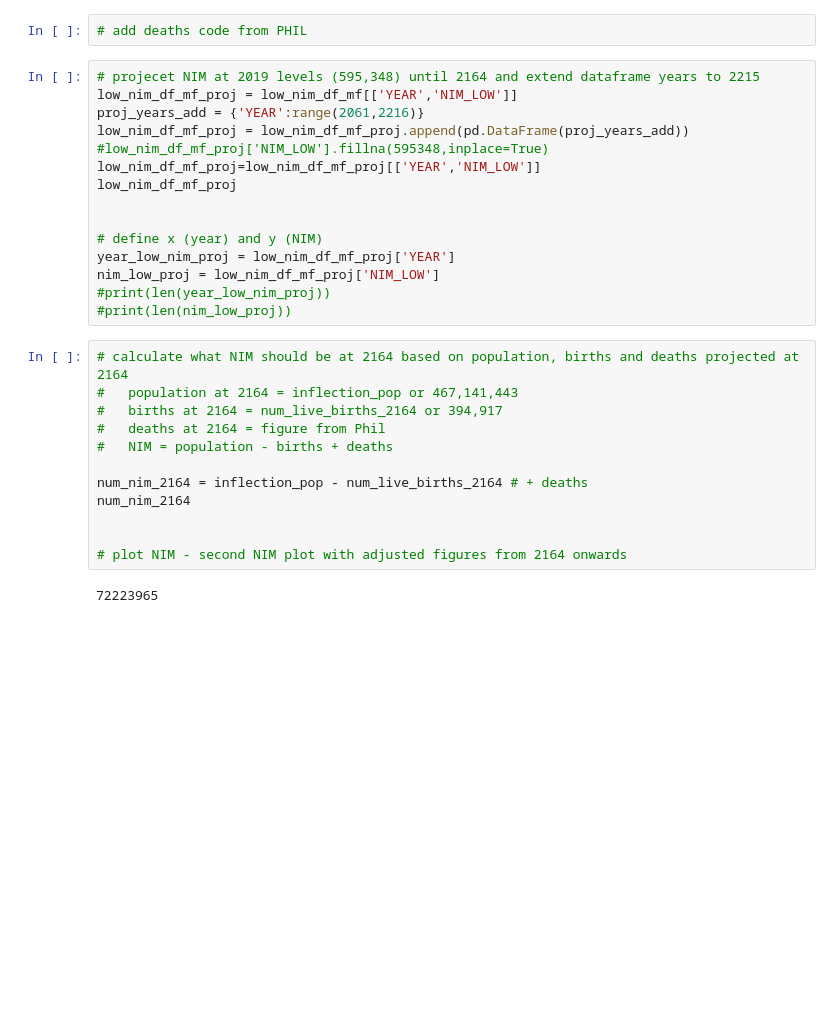
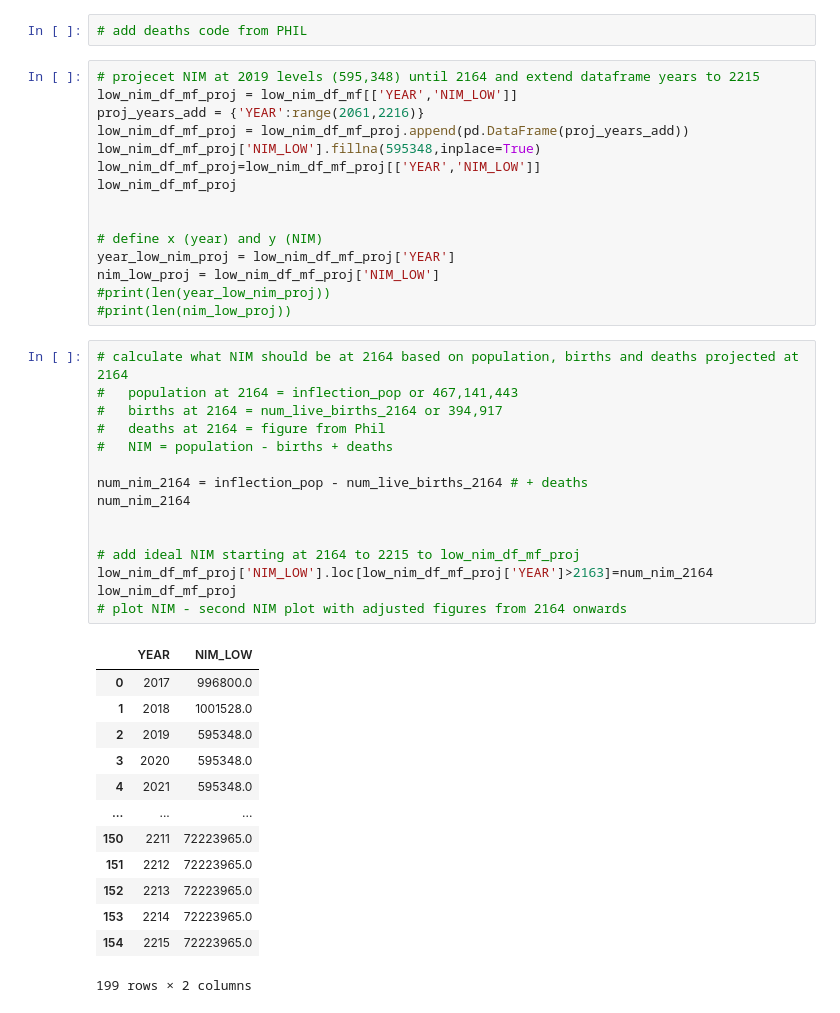
Before and after one commit to plowden/project-1-group-6, a Jupyter notebook: Net International Migration.ipynb, the cells around one changed output. Cells and saved outputs as stored; diff of their text form; blank space fills up the shorter version.

```diff
--- a/Net International Migration.ipynb
+++ b/Net International Migration.ipynb
@@ -681,7 +681,7 @@ The number of live births needed for a TFR 2.1 in 2164 is: 394917478
 low_nim_df_mf_proj = low_nim_df_mf[['YEAR','NIM_LOW']]
 proj_years_add = {'YEAR':range(2061,2216)}
 low_nim_df_mf_proj = low_nim_df_mf_proj.append(pd.DataFrame(proj_years_add))
-#low_nim_df_mf_proj['NIM_LOW'].fillna(595348,inplace=True)
+low_nim_df_mf_proj['NIM_LOW'].fillna(595348,inplace=True)
 low_nim_df_mf_proj=low_nim_df_mf_proj[['YEAR','NIM_LOW']]
 low_nim_df_mf_proj
 
@@ -694,17 +694,32 @@ nim_low_proj = low_nim_df_mf_proj['NIM_LOW']
 # %%
 # calculate what NIM should be at 2164 based on population, births and deaths projected at 2164
 #   population at 2164 = inflection_pop or 467,141,443
 #   births at 2164 = num_live_births_2164 or 394,917
 #   deaths at 2164 = figure from Phil
 #   NIM = population - births + deaths
 
 num_nim_2164 = inflection_pop - num_live_births_2164 # + deaths
 num_nim_2164
 
 
+# add ideal NIM starting at 2164 to 2215 to low_nim_df_mf_proj
+low_nim_df_mf_proj['NIM_LOW'].loc[low_nim_df_mf_proj['YEAR']>2163]=num_nim_2164
+low_nim_df_mf_proj
 # plot NIM - second NIM plot with adjusted figures from 2164 onwards
 # %% [output]
+|  | YEAR | NIM_LOW |
+| 0 | 2017 | 996800.0 |
+| 1 | 2018 | 1001528.0 |
+| 2 | 2019 | 595348.0 |
+| 3 | 2020 | 595348.0 |
+| 4 | 2021 | 595348.0 |
+| ... | ... | ... |
+| 150 | 2211 | 72223965.0 |
+| 151 | 2212 | 72223965.0 |
+| 152 | 2213 | 72223965.0 |
+| 153 | 2214 | 72223965.0 |
+| 154 | 2215 | 72223965.0 |
-72223965
+199 rows × 2 columns
 # %%
 # plot everything on one graph
 ax, fig = plt.subplots()
```
Also changed, not shown: parts of 1 cell of this notebook.
